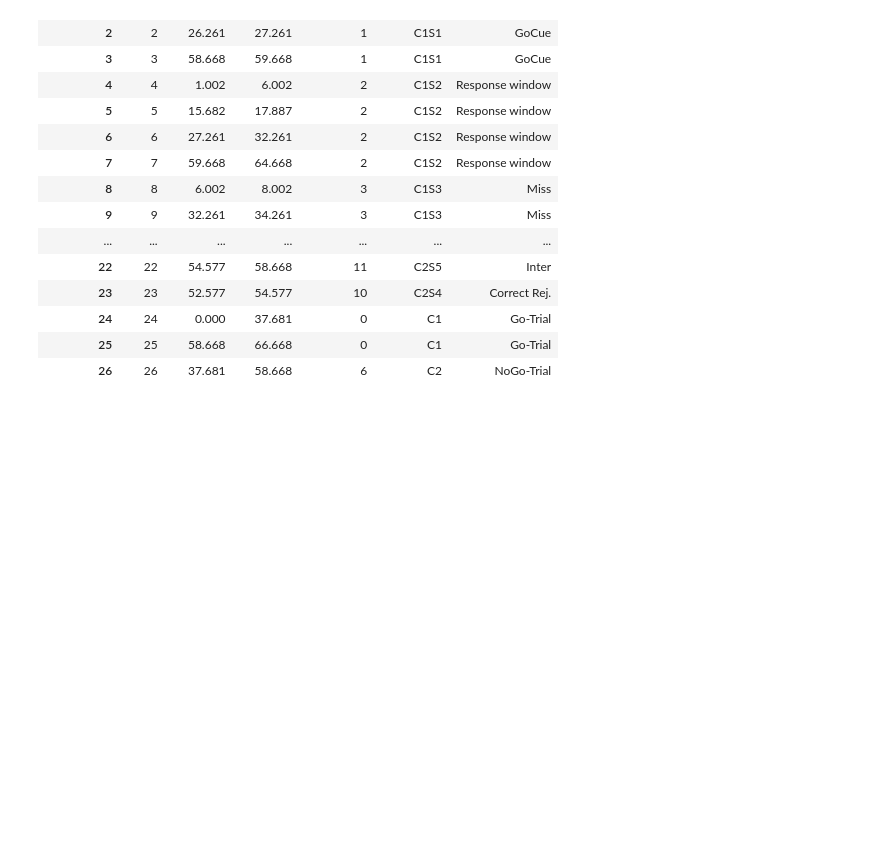
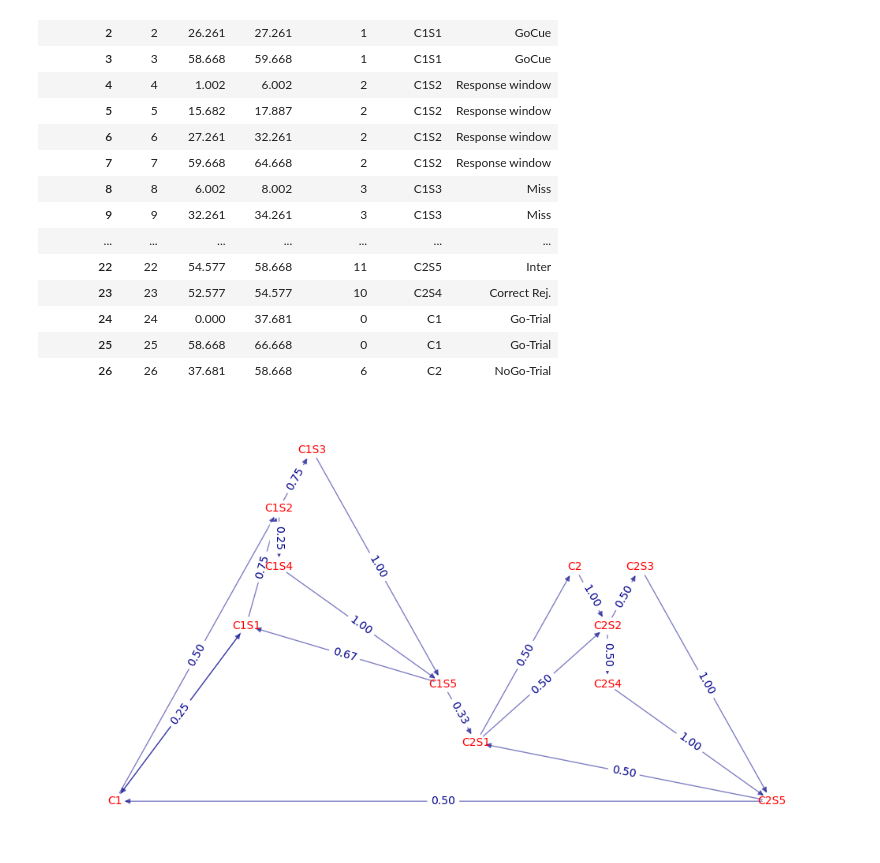
Before and after one commit to chenxinfeng4/ArControl-convert2-nwb, a Jupyter notebook: playground/demo_convert.ipynb, the cells around one changed output. Cells and saved outputs as stored; diff of their text form; code cells hidden in the pictures; blank space fills up the shorter version.

```diff
--- a/playground/demo_convert.ipynb
+++ b/playground/demo_convert.ipynb
@@ -130,3 +130,20 @@ to_hierarchical_dataframe(nwb.acquisition['states']).reset_index()
 | 24 | 24 | 0.000 | 37.681 | 0 | C1 | Go-Trial |
 | 25 | 25 | 58.668 | 66.668 | 0 | C1 | Go-Trial |
 | 26 | 26 | 37.681 | 58.668 | 6 | C2 | NoGo-Trial |
+# %%
+# Compute the transition count and probablity matrix
+state_transition_count_df, state_transition_probability_df = compute_state_transition_matrix(
+    states=nwb.acquisition['states'].to_dataframe(index=True).sort_values(by='start_time'),
+    state_types=nwb.get_lab_meta_data('task').state_types)
+# %%
+ig = plot_state_transition_graph(
+    state_transition_probability_df,
+    figsize=(13,7),
+    edge_color='darkblue',
+    edge_font_color='darkblue',
+    node_font_color='red',
+    fontsize=10
+)
+plt.show()
+# %% [output]
+[figure, added]
```
Also changed, not shown: parts of 2 cells of this notebook.
